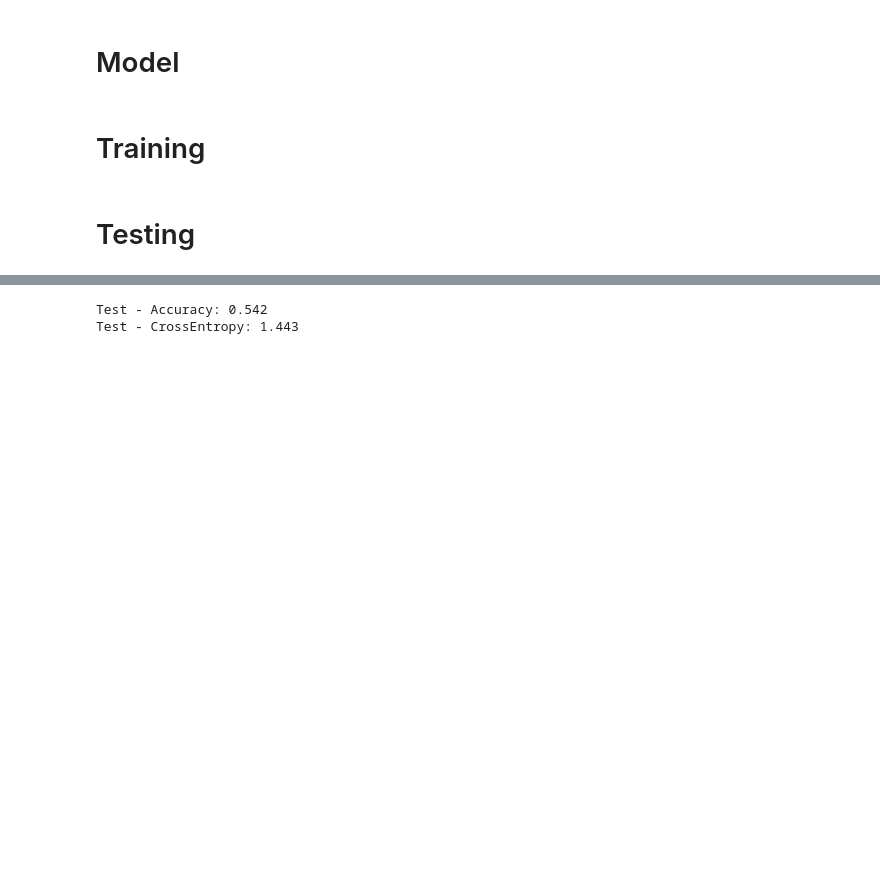
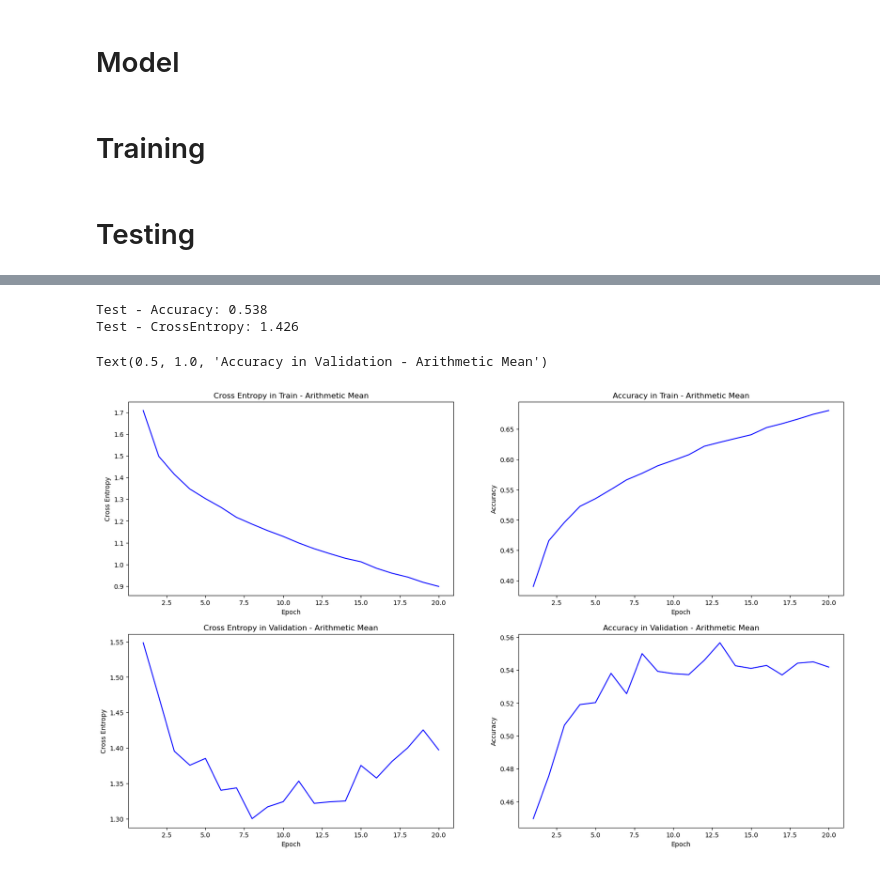
Before and after one commit to RabaDaba1/pooling-layer-analysis, a Jupyter notebook: main_Carlos.ipynb, the cells around one changed output, grey strips where cells are left out. Cells and saved outputs as stored; diff of their text form; code cells hidden in the pictures; blank space fills up the shorter version.

```diff
--- a/main_Carlos.ipynb
+++ b/main_Carlos.ipynb
@@ -534,5 +556,5 @@ def test(model, test_loader, criterion, device='cuda'):
 model = LeNetModel(arithmetic_mean)
 criterion = nn.CrossEntropyLoss()
 optimizer = optim.Adam(model.parameters(), lr=0.001)
-trained_model = train(model, train_loader, criterion, optimizer, val_loader=val_loader)
+trained_model_mean, t_l_mean, t_a_mean, v_l_mean, v_a_mean = train(model, train_loader, criterion, optimizer, val_loader=val_loader)
 # %% [output]
@@ -556,5 +578,30 @@ Validation: epoch 20 - acc: 0.547
 # %%
-test(trained_model, test_loader, criterion, device='cuda')
+test(trained_model_mean, test_loader, criterion, device='cuda')
 # %% [output]
-Test - Accuracy: 0.542
-Test - CrossEntropy: 1.443
+Test - Accuracy: 0.538
+Test - CrossEntropy: 1.426
+# %%
+fig, ax = plt.subplots(2, 2, figsize = (20,12))
+
+ax[0][0].plot(range(1,21), t_l_mean, color = "blue")
+ax[0][0].set_xlabel("Epoch")
+ax[0][0].set_ylabel("Cross Entropy")
+ax[0][0].set_title("Cross Entropy in Train - Arithmetic Mean")
+
+ax[0][1].plot(range(1,21), t_a_mean, color = "blue")
+ax[0][1].set_xlabel("Epoch")
+ax[0][1].set_ylabel("Accuracy")
+ax[0][1].set_title("Accuracy in Train - Arithmetic Mean")
+
+ax[1][0].plot(range(1,21), v_l_mean, color = "blue")
+ax[1][0].set_xlabel("Epoch")
+ax[1][0].set_ylabel("Cross Entropy")
+ax[1][0].set_title("Cross Entropy in Validation - Arithmetic Mean")
+
+ax[1][1].plot(range(1,21), v_a_mean, color = "blue")
+ax[1][1].set_xlabel("Epoch")
+ax[1][1].set_ylabel("Accuracy")
+ax[1][1].set_title("Accuracy in Validation - Arithmetic Mean")
+# %% [output]
+Text(0.5, 1.0, 'Accuracy in Validation - Arithmetic Mean')
+[figure, added]
```
Also changed, not shown: parts of 40 cells of this notebook.
